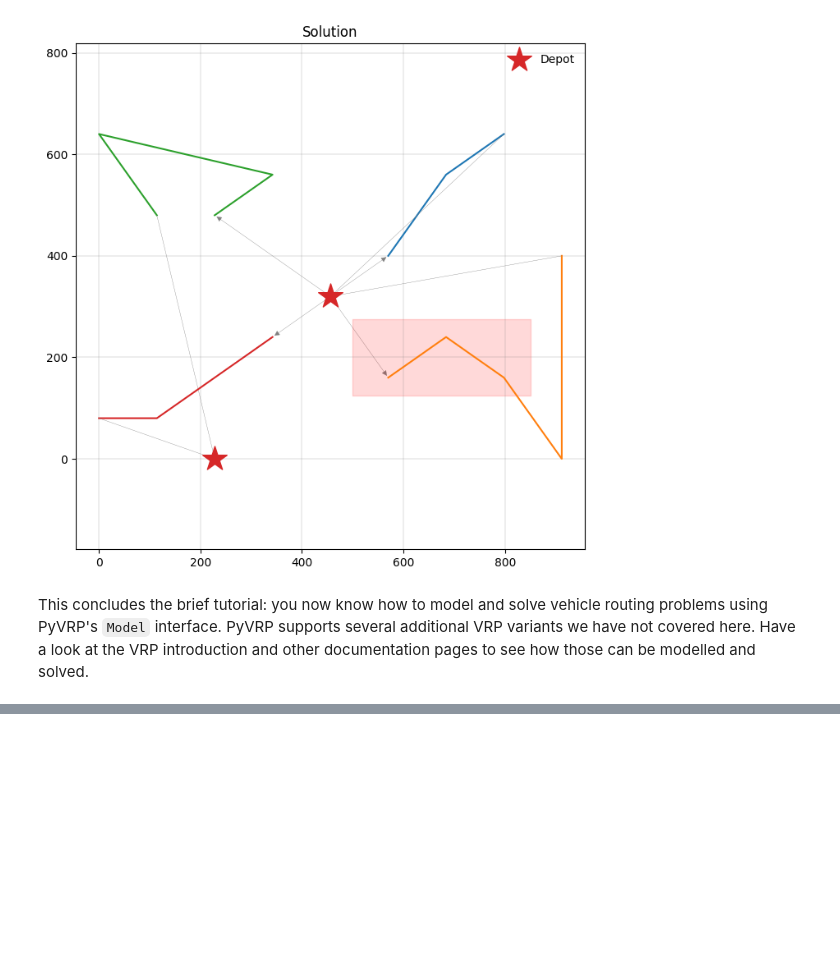
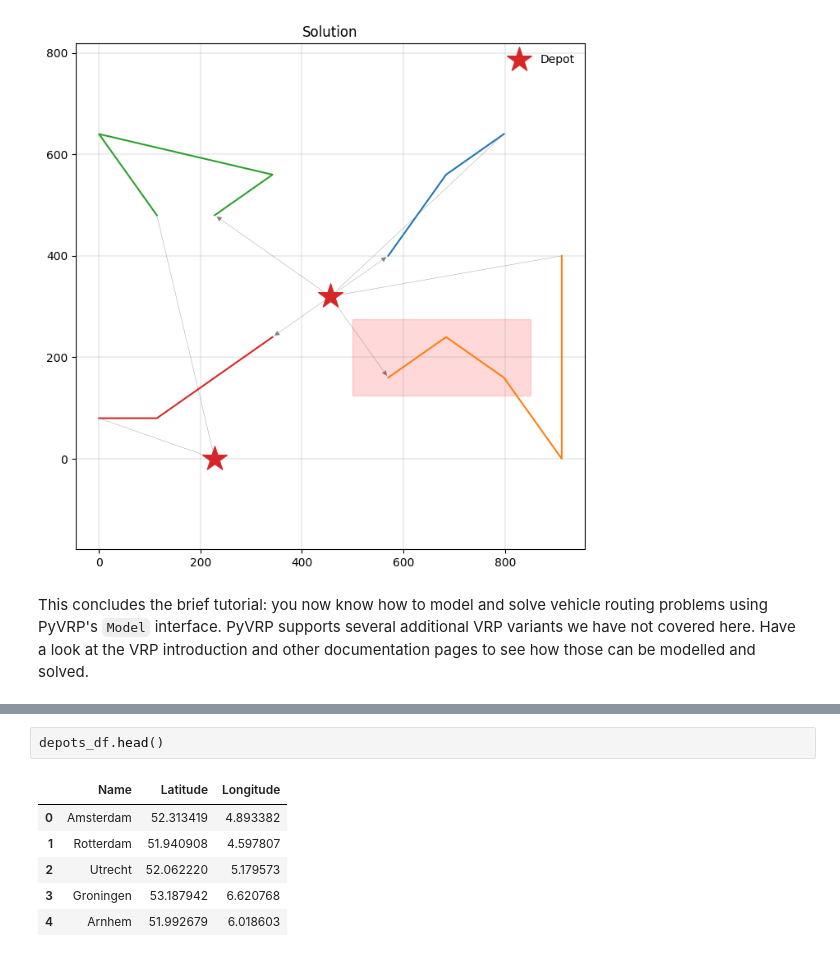
Before and after one commit to leonlan/tsp, a Jupyter notebook: vrp.ipynb, the cells around one changed output, grey strips where cells are left out. Drawn from its saved outputs; the diff is of its cells as text; blank space fills up the shorter version.

```diff
--- a/vrp.ipynb
+++ b/vrp.ipynb
@@ -605,0 +634,9 @@ Have a look at the VRP introduction and other documentation pages to see how tho
+# %%
+depots_df.head()
+# %% [output]
+|  | Name | Latitude | Longitude |
+| 0 | Amsterdam | 52.313419 | 4.893382 |
+| 1 | Rotterdam | 51.940908 | 4.597807 |
+| 2 | Utrecht | 52.062220 | 5.179573 |
+| 3 | Groningen | 53.187942 | 6.620768 |
+| 4 | Arnhem | 51.992679 | 6.018603 |
```
Also changed, not shown: parts of 13 cells of this notebook.
